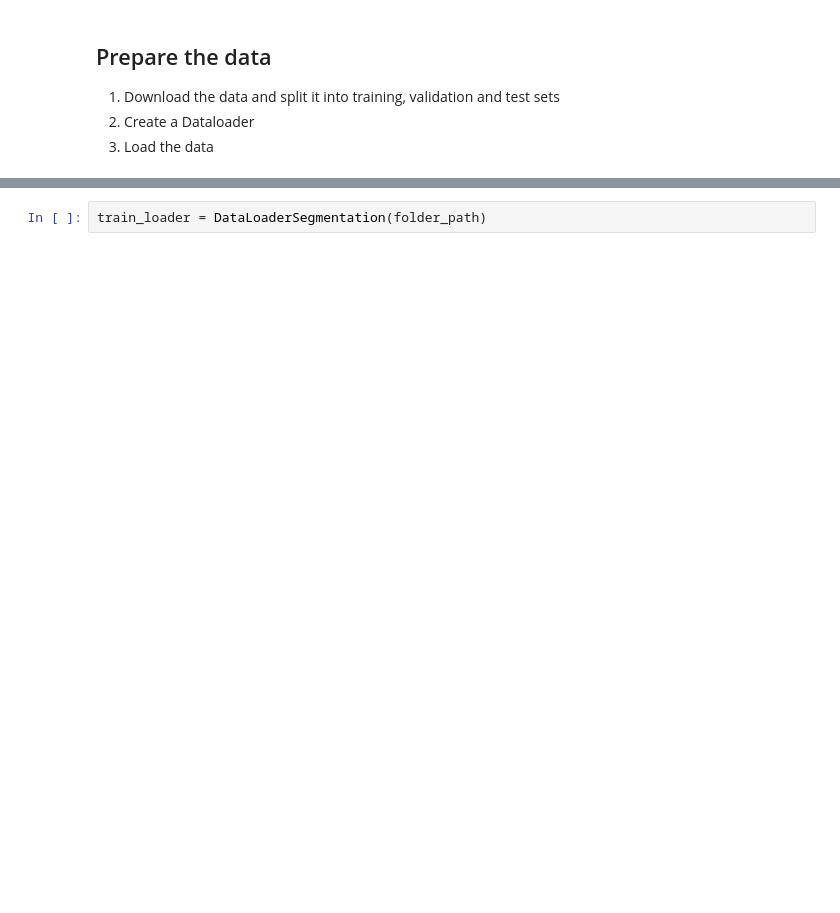
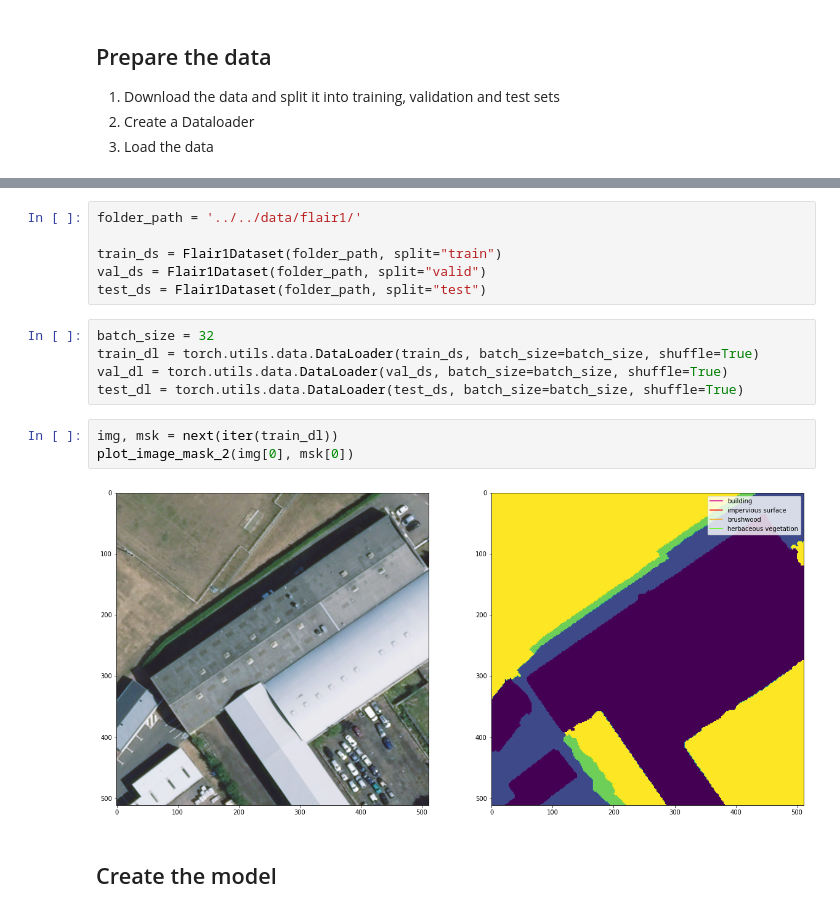
Before and after one commit to BertilleT/land_cover_map_Transformers_SSL, a Jupyter notebook: src/our_code/flair1_UNet.ipynb, the cells around one changed output, grey strips where cells are left out. Drawn from its saved outputs; the diff is of its cells as text; blank space fills up the shorter version.

Commit message:
update jupyter notebook for flair 1. Dataloader properly set in place, working on the pixel accuracy definition fct

```diff
--- a/src/our_code/flair1_UNet.ipynb
+++ b/src/our_code/flair1_UNet.ipynb
@@ -85,2 +114,18 @@ class DataLoaderSegmentation(data.Dataset):
-# %%
-train_loader = DataLoaderSegmentation(folder_path)
+# %%
+folder_path = '../../data/flair1/'
+
+train_ds = Flair1Dataset(folder_path, split="train")
+val_ds = Flair1Dataset(folder_path, split="valid")
+test_ds = Flair1Dataset(folder_path, split="test")
+# %%
+batch_size = 32
+train_dl = torch.utils.data.DataLoader(train_ds, batch_size=batch_size, shuffle=True)
+val_dl = torch.utils.data.DataLoader(val_ds, batch_size=batch_size, shuffle=True)
+test_dl = torch.utils.data.DataLoader(test_ds, batch_size=batch_size, shuffle=True)
+# %%
+img, msk = next(iter(train_dl))
+plot_image_mask_2(img[0], msk[0])
+# %% [output]
+[figure, added]
+# %% [markdown]
+## Create the model
```
Also changed, not shown: parts of 8 cells of this notebook, 1 other file.
